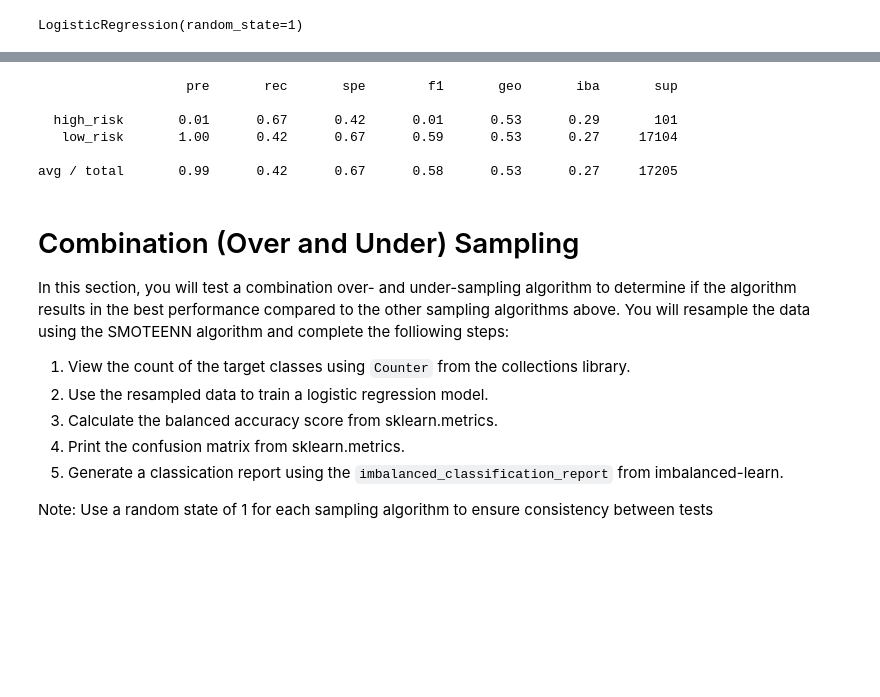
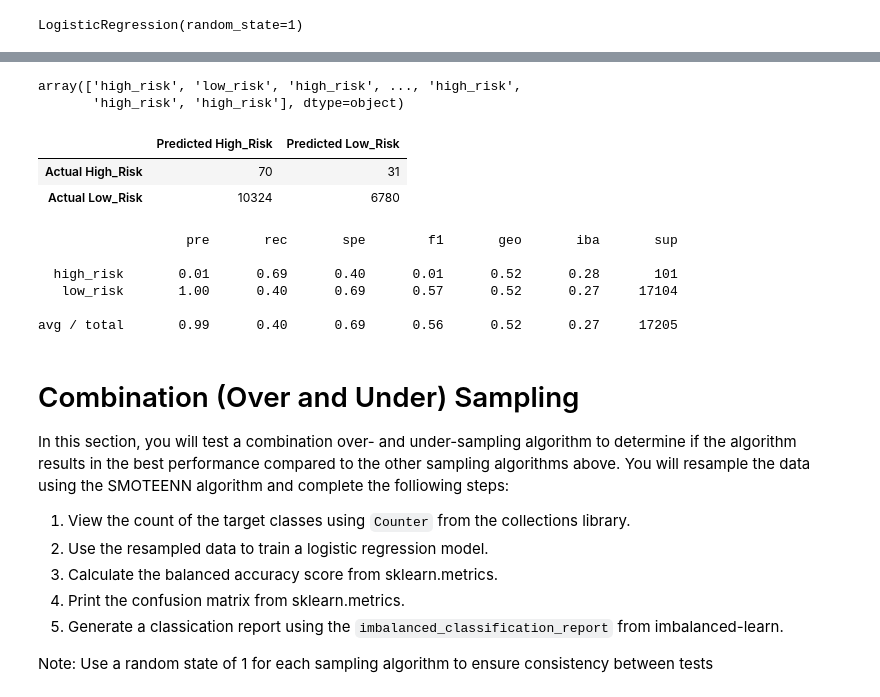
Before and after one commit to dianahcortez/Credit_Risk_Analysis, a Jupyter notebook: credit_risk_resampling.ipynb, the cells around one changed output, grey strips where cells are left out. Saved outputs shown, nothing was run; the diff lists cells and outputs as text; code cells hidden in the pictures; blank space fills up the shorter version.

Commit message:
finishing under samp

```diff
--- a/credit_risk_resampling.ipynb
+++ b/credit_risk_resampling.ipynb
@@ -239,5 +246,8 @@ Note: Use a random state of 1 for each sampling algorithm to ensure consistency
 # %%
 # Resample the data using the ClusterCentroids resampler
 # Warning: This is a large dataset, and this step may take some time to complete
-# YOUR CODE HERE
+from imblearn.under_sampling import ClusterCentroids
+cc = ClusterCentroids(random_state=1)
+X_resampled, y_resampled = cc.fit_resample(X_train, y_train)
+print(Counter(y_resampled["loan_status"]))
 # %% [output]
@@ -245,6 +255,7 @@ Counter({'loan_status': 1})
 # %%
 # Train the Logistic Regression model using the resampled data
-# YOUR CODE HERE
+modelUn = LogisticRegression(solver='lbfgs', random_state=1)
+modelUn.fit(X_resampled, y_resampled)
 # %% [output]
 LogisticRegression(random_state=1)
 # %%
@@ -261,13 +266,33 @@ array([[   68,    33],
+# %%
+# predictions calc
+y_pred = modelUn.predict(X_test)
+y_pred
+# %% [output]
+array(['high_risk', 'low_risk', 'high_risk', ..., 'high_risk',
+       'high_risk', 'high_risk'], dtype=object)
+# %%
+# Display the confusion matrix
+cm3 = confusion_matrix(y_test, y_pred)
+
+# confusion matrix data frame
+cm3_df = pd.DataFrame(
+    cm3, index=["Actual High_Risk", "Actual Low_Risk"], columns=["Predicted High_Risk", "Predicted Low_Risk"])
+
+cm3_df
+# %% [output]
+|  | Predicted High_Risk | Predicted Low_Risk |
+| Actual High_Risk | 70 | 31 |
+| Actual Low_Risk | 10324 | 6780 |
 # %%
 # Print the imbalanced classification report
-# YOUR CODE HERE
+print(classification_report_imbalanced(y_test, y_pred))
 # %% [output]
                    pre       rec       spe        f1       geo       iba       sup
 
-  high_risk       0.01      0.67      0.42      0.01      0.53      0.29       101
-   low_risk       1.00      0.42      0.67      0.59      0.53      0.27     17104
+  high_risk       0.01      0.69      0.40      0.01      0.52      0.28       101
+   low_risk       1.00      0.40      0.69      0.57      0.52      0.27     17104
 
-avg / total       0.99      0.42      0.67      0.58      0.53      0.27     17205
+avg / total       0.99      0.40      0.69      0.56      0.52      0.27     17205
 # %% [markdown]
 # Combination (Over and Under) Sampling
 
```
Also changed, not shown: parts of 6 cells of this notebook.
